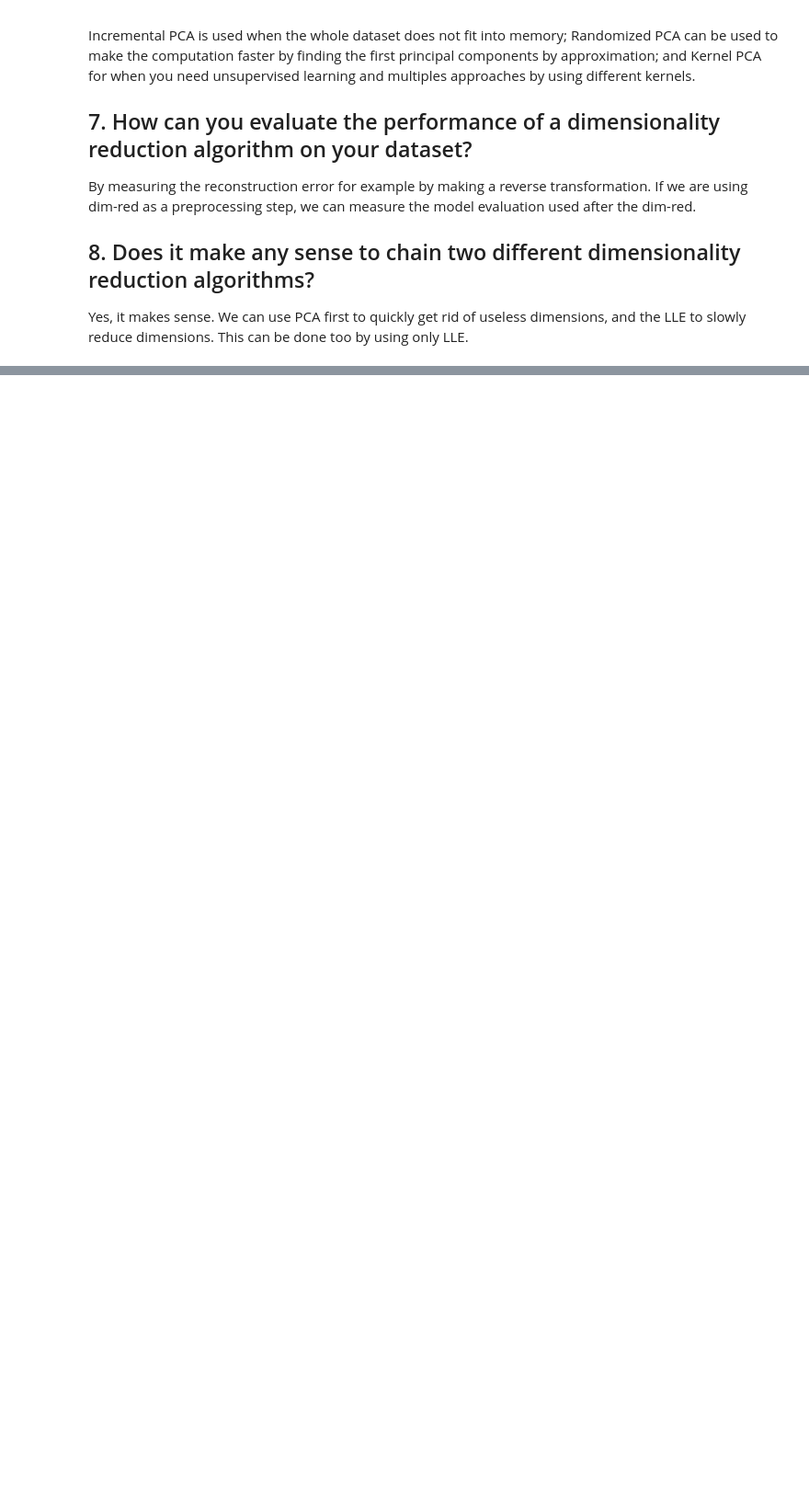
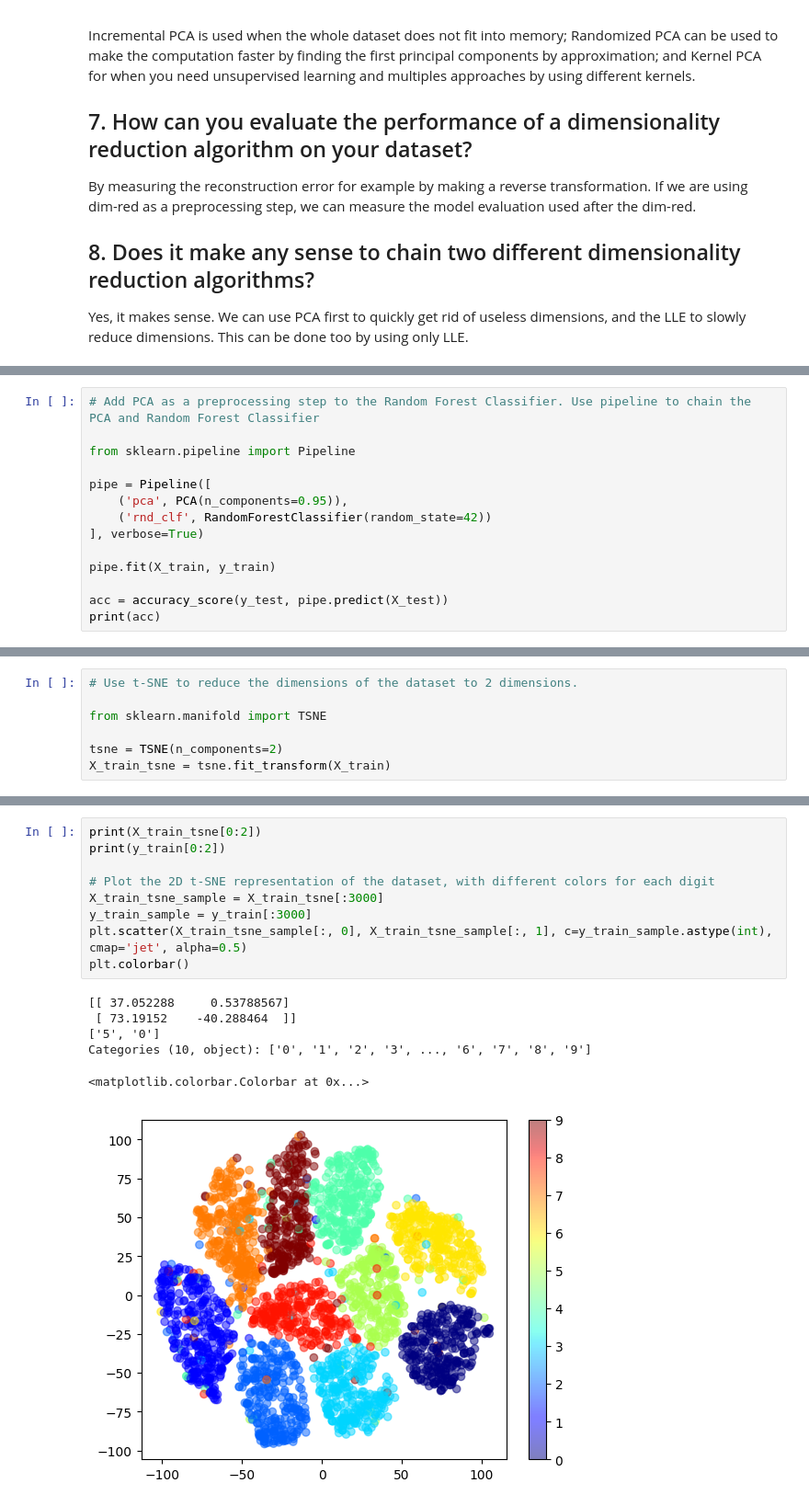
Before and after one commit to aguimorefran/handson-ml, a Jupyter notebook: ch8-dim-red/exercises.ipynb, the cells around one changed output, grey strips where cells are left out. Shown: that part at 92% size. Saved outputs shown, nothing was run; the diff lists cells and outputs as text; blank space fills up the shorter version.

```diff
--- a/ch8-dim-red/exercises.ipynb
+++ b/ch8-dim-red/exercises.ipynb
@@ -68,0 +167,14 @@ Yes, it makes sense. We can use PCA first to quickly get rid of useless dimensio
+# %%
+# Add PCA as a preprocessing step to the Random Forest Classifier. Use pipeline to chain the PCA and Random Forest Classifier
+
+from sklearn.pipeline import Pipeline
+
+pipe = Pipeline([
+    ('pca', PCA(n_components=0.95)),
+    ('rnd_clf', RandomForestClassifier(random_state=42))
+], verbose=True)
+
+pipe.fit(X_train, y_train)
+
+acc = accuracy_score(y_test, pipe.predict(X_test))
+print(acc)
@@ -73 +186,8 @@ Yes, it makes sense. We can use PCA first to quickly get rid of useless dimensio
 ## 10. Use t-SNE to reduce the MNIST dataset down to two dimensions and plot the result using Matplotlib. You can use a scatterplot using 10 different colors to represent each image's target class. Alternatively, you can write colored digits at the location of each instance, or even plot scaled-down versions of the digit images themselves (if you plot all digits, the visualization will be too cluttered, so you should either draw a random sample or plot an instance only if no other instance has already been plotted at a close distance). You should obtain a nice visualization of the MNIST dataset in two dimensions. Try using other dimensionality reduction algorithms such as PCA, LLE, or MDS and compare the resulting visualizations.
+# %%
+# Use t-SNE to reduce the dimensions of the dataset to 2 dimensions.
+
+from sklearn.manifold import TSNE
+
+tsne = TSNE(n_components=2)
+X_train_tsne = tsne.fit_transform(X_train)
@@ -73,0 +199,16 @@ Yes, it makes sense. We can use PCA first to quickly get rid of useless dimensio
+# %%
+print(X_train_tsne[0:2])
+print(y_train[0:2])
+
+# Plot the 2D t-SNE representation of the dataset, with different colors for each digit
+X_train_tsne_sample = X_train_tsne[:3000]
+y_train_sample = y_train[:3000]
+plt.scatter(X_train_tsne_sample[:, 0], X_train_tsne_sample[:, 1], c=y_train_sample.astype(int), cmap='jet', alpha=0.5)
+plt.colorbar()
+# %% [output]
+[[ 37.052288     0.53788567]
+ [ 73.19152    -40.288464  ]]
+['5', '0']
+Categories (10, object): ['0', '1', '2', '3', ..., '6', '7', '8', '9']
+<matplotlib.colorbar.Colorbar at 0x...>
+[figure, added]
```
Also changed, not shown: parts of 13 cells of this notebook.
